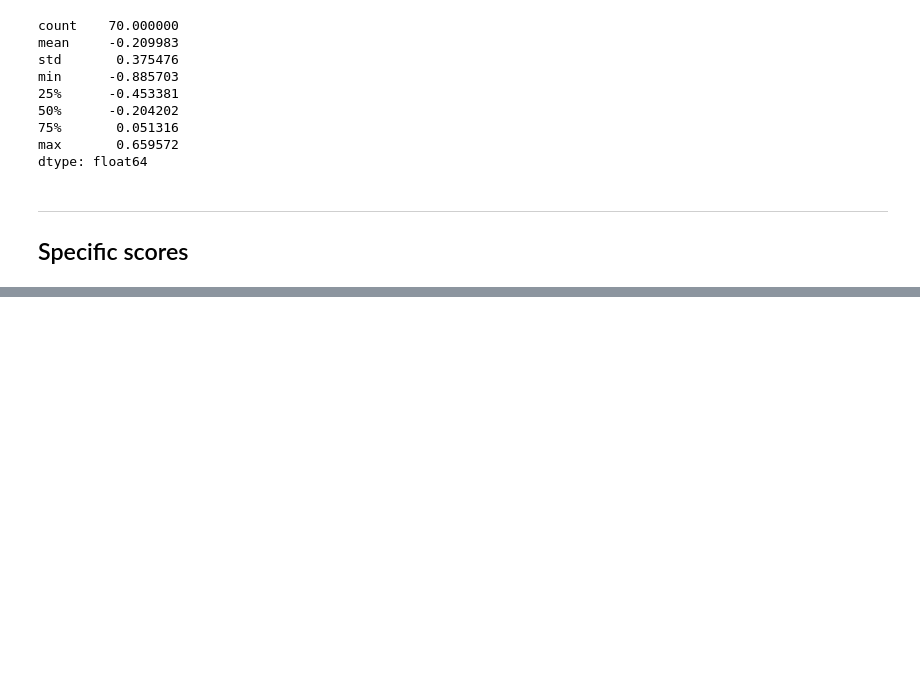
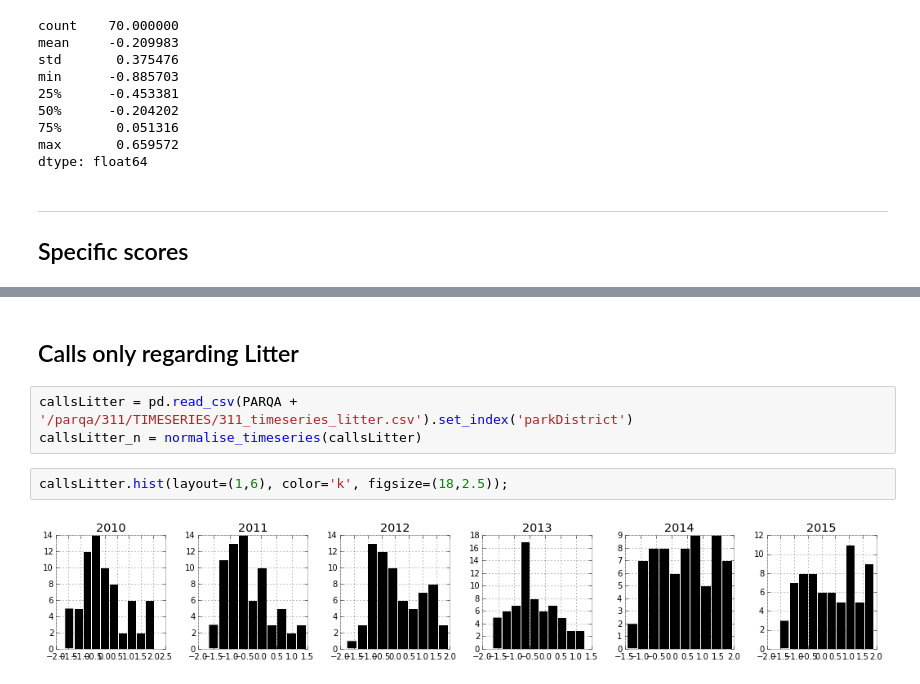
Before and after one commit to gdobler/parqa, a Jupyter notebook: 311/6_Timeseries_corellation.ipynb, the cells around one changed output, grey strips where cells are left out. Saved outputs shown, nothing was run; the diff lists cells and outputs as text; blank space fills up the shorter version.

```diff
--- a/311/6_Timeseries_corellation.ipynb
+++ b/311/6_Timeseries_corellation.ipynb
@@ -205,0 +227,9 @@ dtype: float64
+# %% [markdown]
+## Calls only regarding Litter
+# %%
+callsLitter = pd.read_csv(PARQA + '/parqa/311/TIMESERIES/311_timeseries_litter.csv').set_index('parkDistrict')
+callsLitter_n = normalise_timeseries(callsLitter)
+# %%
+callsLitter.hist(layout=(1,6), color='k', figsize=(18,2.5));
+# %% [output]
+[figure, added]
```
Also changed, not shown: parts of 6 cells of this notebook.
